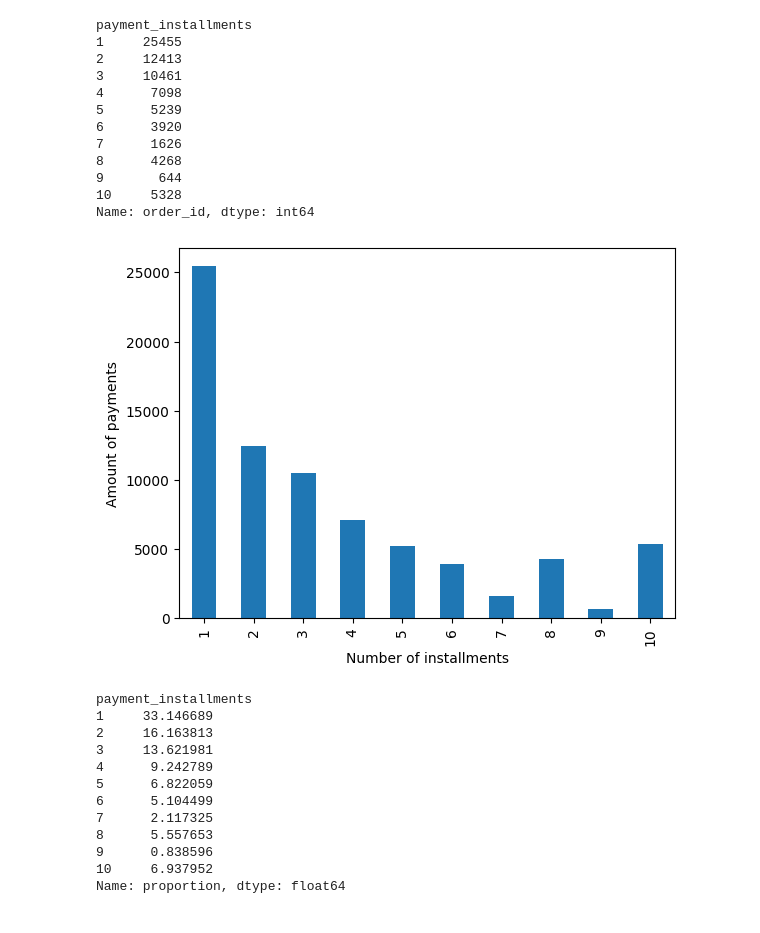
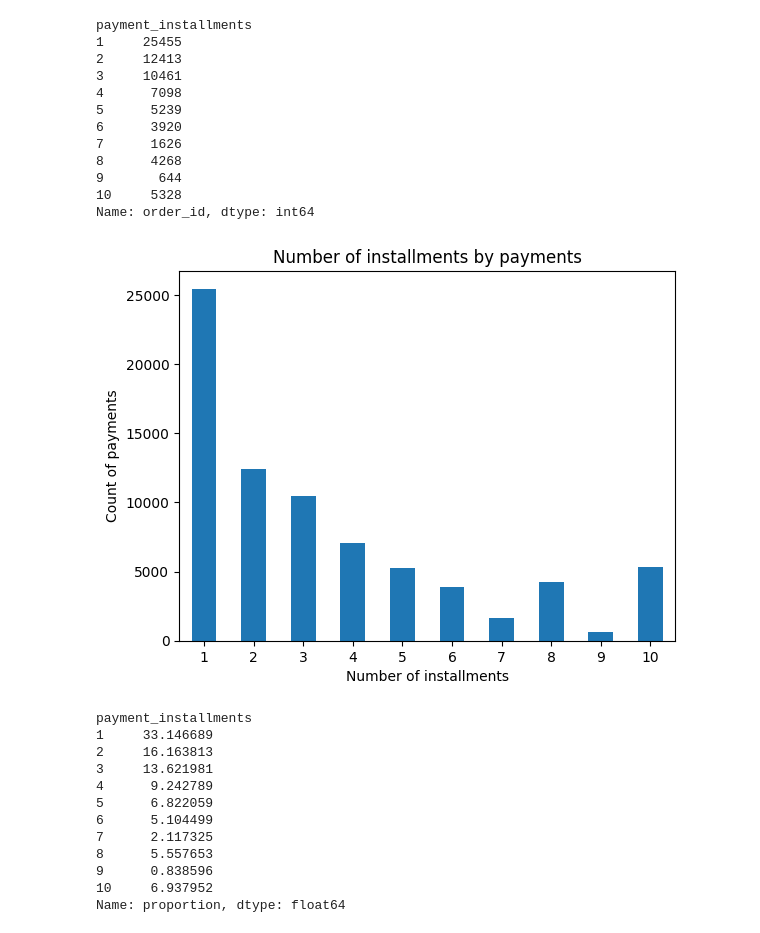
Before and after one commit to FinnMax/olist-python-eda, a Jupyter notebook: notebooks/03_EDA.ipynb, the cells around one changed output. Cells and saved outputs as stored; diff of their text form; code cells hidden in the pictures.

```diff
--- a/notebooks/03_EDA.ipynb
+++ b/notebooks/03_EDA.ipynb
@@ -1119,15 +891,17 @@ payment_installments
 10     5328
 Name: order_id, dtype: int64
 # %%
-payment_installments_groups.plot.bar()
+payment_installments_groups.plot.bar(
+    title="Number of installments by payments",
+)
 
 plt.xlabel("Number of installments")
-plt.ylabel("Amount of payments")
+plt.ylabel("Count of payments")
+plt.xticks(rotation=0)
 
 plt.show()
-#based on this graph we can see that
 # %% [output]
-[figure, old version]
+[figure, new version]
 # %%
 credit_card_installments_percentages = (
     credit_card_payments["payment_installments"]
```
Also changed, not shown: parts of 203 cells of this notebook.
